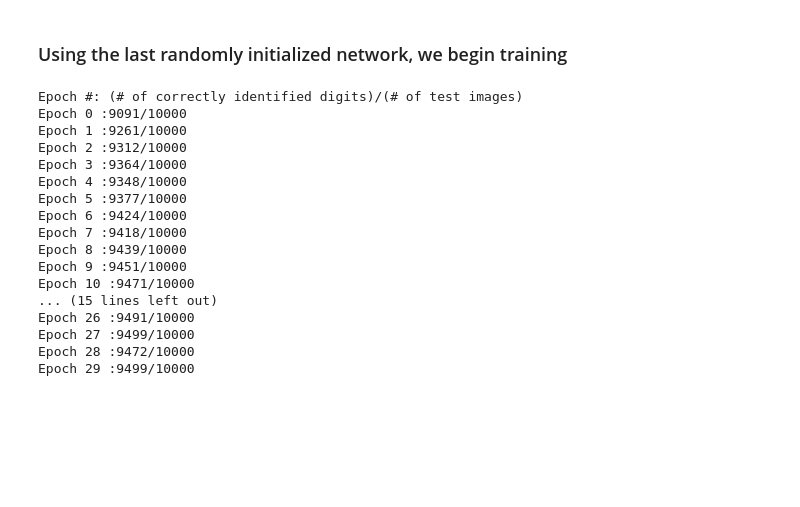
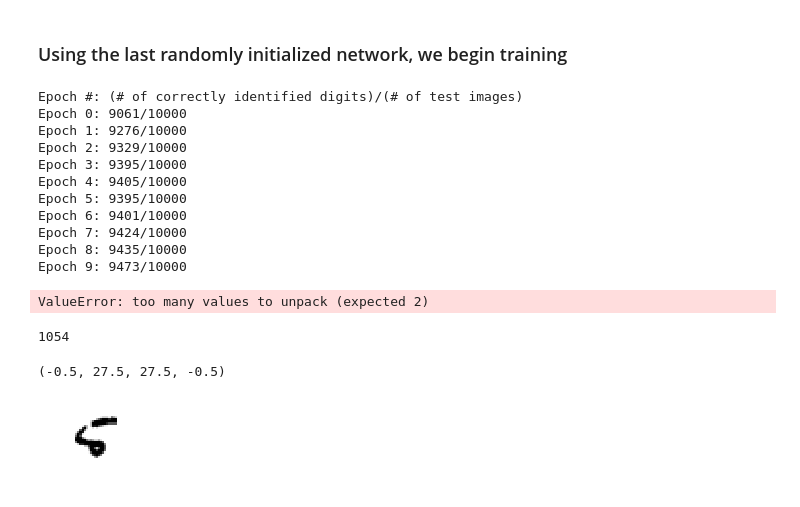
Before and after one commit to kvenkman/mnist_demo, a Jupyter notebook: DL_NN Chapter 1.ipynb, the cells around one changed output. Cells and saved outputs as stored; diff of their text form; code cells hidden in the pictures; blank space fills up the shorter version.

```diff
--- a/DL_NN Chapter 1.ipynb
+++ b/DL_NN Chapter 1.ipynb
@@ -166,9 +178,19 @@ def sigmoid(z):
 
 def sigmoid_prime(z):
     return sigmoid(z)*(1-sigmoid(z))
+
+def bad_classifications(network, test_data):
+    misclassified = []
+
+    for (x, ground_truth) in test_data:
+        output = np.argmax(network.feedforward(x))
+        if (output != ground_truth):
+            misclassified += (x, output)
+
+    return misclassified
 # %%
 training_data, validation_data, test_data = mnist_loader.load_data_wrapper()
-#test_data_copy = tuple(test_data)
+test_data_copy = tuple(test_data)
 # %%
 print("With random weights and biases in the network: ")
 
@@ -191,22 +213,45 @@ Test 10: 1164 ( 11.64 %)
 ### Using the last randomly initialized network, we begin training
 # %%
 print("Epoch #: (# of correctly identified digits)/(# of test images)")
-net.SGD(training_data, 30, 10, 3.0, test_data=test_data)
+net.SGD(training_data, 30, 10, 3.0, test_data=test_data_copy)
 # %% [output]
 Epoch #: (# of correctly identified digits)/(# of test images)
-Epoch 0 :9091/10000
-Epoch 1 :9261/10000
-Epoch 2 :9312/10000
-Epoch 3 :9364/10000
-Epoch 4 :9348/10000
-Epoch 5 :9377/10000
-Epoch 6 :9424/10000
-Epoch 7 :9418/10000
-Epoch 8 :9439/10000
-Epoch 9 :9451/10000
-Epoch 10 :9471/10000
-... (15 lines left out)
-Epoch 26 :9491/10000
-Epoch 27 :9499/10000
-Epoch 28 :9472/10000
-Epoch 29 :9499/10000
+Epoch 0: 9061/10000
+Epoch 1: 9276/10000
+Epoch 2: 9329/10000
+Epoch 3: 9395/10000
+Epoch 4: 9405/10000
+Epoch 5: 9395/10000
+Epoch 6: 9401/10000
+Epoch 7: 9424/10000
+Epoch 8: 9435/10000
+Epoch 9: 9473/10000
+# %%
+misclassified = bad_classifications(net, test_data_copy)
+
+label_string = "Predicted label: "
+
+for i in range(5):
+    index = random.randint(0, len(misclassified))
+    (x, y) = misclassified[index]
+    label_string += str(y) + " "
+    plt.subplot(1, 5, i)
+    plt.imshow(x.reshape(28, 28), cmap = 'binary')
+    plt.axis('off')
+
+print(label_string)
+# %% [output]
+ValueError: too many values to unpack (expected 2)
+# %%
+len(misclassified)
+# %% [output]
+1054
+# %%
+a = misclassified[0]
+# %%
+plt.subplot(1, 5, 1)
+plt.imshow(a.reshape(28, 28), cmap = 'binary')
+plt.axis('off')
+# %% [output]
+(-0.5, 27.5, 27.5, -0.5)
+[figure, added]
```
Also changed, not shown: parts of 4 cells of this notebook.
